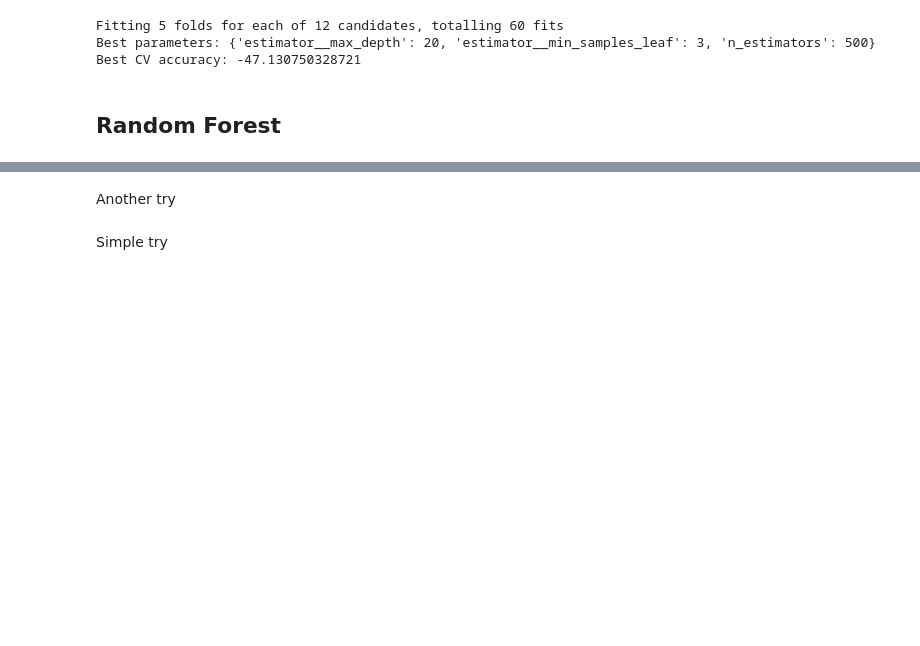
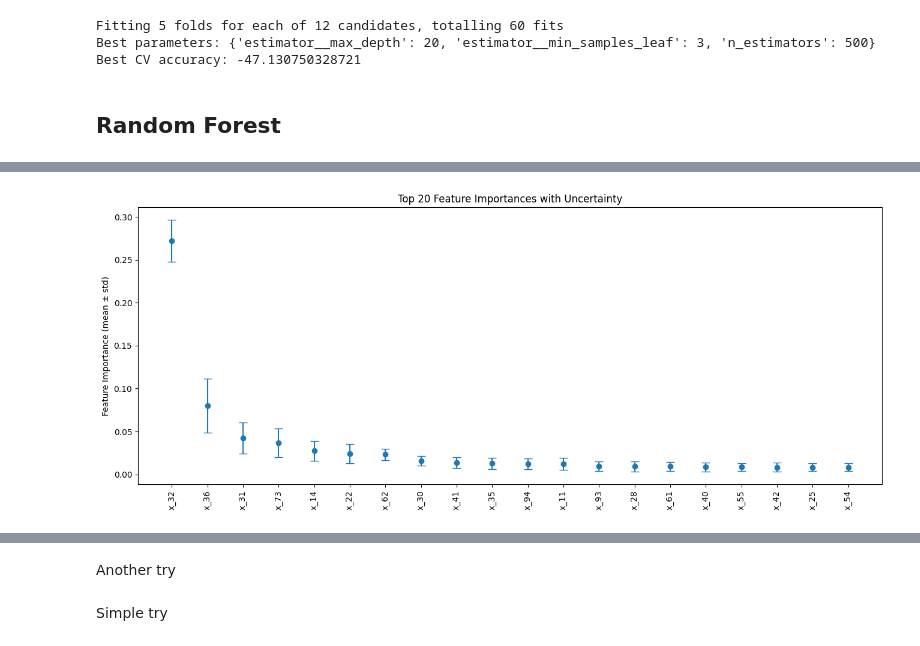
Before and after one commit to mariatmvendas/Case1_CompData, a Jupyter notebook: bag_trees.ipynb, the cells around one changed output, grey strips where cells are left out. Drawn from its saved outputs; the diff is of its cells as text; code cells hidden in the pictures; blank space fills up the shorter version.

```diff
--- a/bag_trees.ipynb
+++ b/bag_trees.ipynb
@@ -307,0 +377,13 @@ Repeated Nested CV estimated RMSE: 53.6886 ± 1.3545
+# %%
+std_importance = fimp_df.std(axis=0)
+top_features = sorted_importance.index[:20]
+x = np.arange(len(top_features))
+
+plt.figure(figsize=(16, 6))
+plt.errorbar(x, mean_importance[top_features], yerr=std_importance[top_features],fmt='o',capsize=5)
+plt.xticks(x, top_features, rotation=90)
+plt.ylabel("Feature Importance (mean ± std)")
+plt.title("Top 20 Feature Importances with Uncertainty")
+plt.show()
+# %% [output]
+[figure, added]
```
Also changed, not shown: parts of 12 cells of this notebook, 3 other files.
